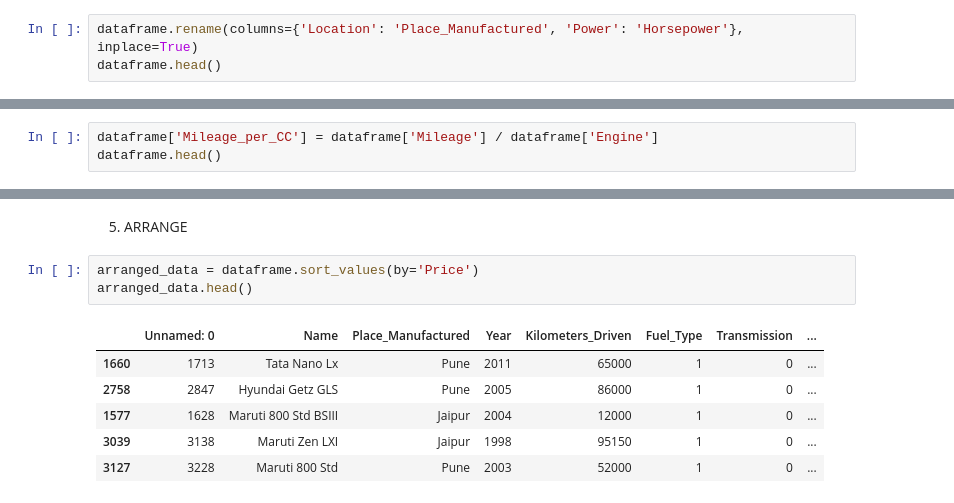
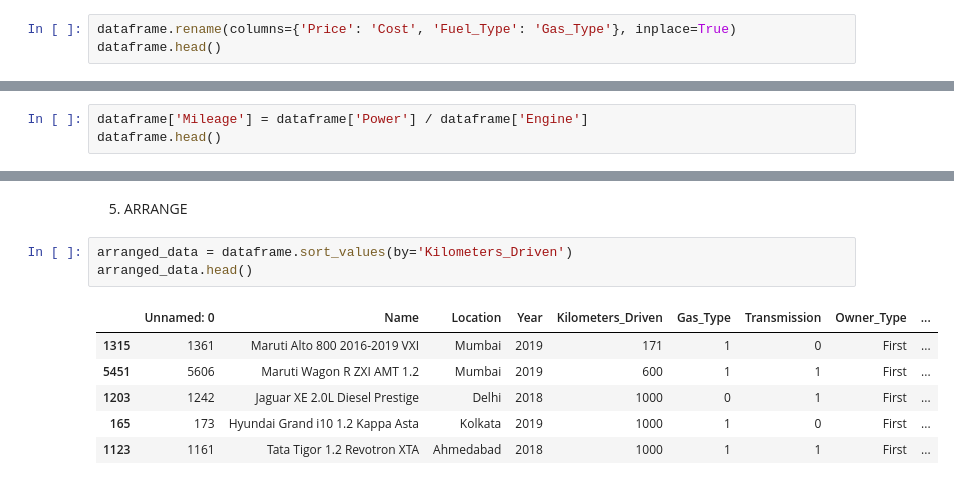
Before and after one commit to varnipriya/16356159_PDS, a Jupyter notebook: Assignment2.ipynb, the cells around one changed output, grey strips where cells are left out. Drawn from its saved outputs; the diff is of its cells as text.

```diff
--- a/Assignment2.ipynb
+++ b/Assignment2.ipynb
@@ -174,6 +174,6 @@ filter_data.head()
 # %% [markdown]
 3) RENAME
 # %%
-dataframe.rename(columns={'Location': 'Place_Manufactured', 'Power': 'Horsepower'}, inplace=True)
+dataframe.rename(columns={'Price': 'Cost', 'Fuel_Type': 'Gas_Type'}, inplace=True)
 dataframe.head()
 # %% [output]
@@ -186,6 +186,6 @@ dataframe.head()
 # %% [markdown]
 4) MUTATE
 # %%
-dataframe['Mileage_per_CC'] = dataframe['Mileage'] / dataframe['Engine']
+dataframe['Mileage'] = dataframe['Power'] / dataframe['Engine']
 dataframe.head()
 # %% [output]
@@ -198,12 +198,12 @@ dataframe.head()
 # %% [markdown]
 5) ARRANGE
 # %%
-arranged_data = dataframe.sort_values(by='Price')
+arranged_data = dataframe.sort_values(by='Kilometers_Driven')
 arranged_data.head()
 # %% [output]
-|  | Unnamed: 0 | Name | Place_Manufactured | Year | Kilometers_Driven | Fuel_Type | Transmission | ... |
-| 1660 | 1713 | Tata Nano Lx | Pune | 2011 | 65000 | 1 | 0 | ... |
-| 2758 | 2847 | Hyundai Getz GLS | Pune | 2005 | 86000 | 1 | 0 | ... |
-| 1577 | 1628 | Maruti 800 Std BSIII | Jaipur | 2004 | 12000 | 1 | 0 | ... |
-| 3039 | 3138 | Maruti Zen LXI | Jaipur | 1998 | 95150 | 1 | 0 | ... |
-| 3127 | 3228 | Maruti 800 Std | Pune | 2003 | 52000 | 1 | 0 | ... |
+|  | Unnamed: 0 | Name | Location | Year | Kilometers_Driven | Gas_Type | Transmission | Owner_Type | ... |
+| 1315 | 1361 | Maruti Alto 800 2016-2019 VXI | Mumbai | 2019 | 171 | 1 | 0 | First | ... |
+| 5451 | 5606 | Maruti Wagon R ZXI AMT 1.2 | Mumbai | 2019 | 600 | 1 | 1 | First | ... |
+| 1203 | 1242 | Jaguar XE 2.0L Diesel Prestige | Delhi | 2018 | 1000 | 0 | 1 | First | ... |
+| 165 | 173 | Hyundai Grand i10 1.2 Kappa Asta | Kolkata | 2019 | 1000 | 1 | 0 | First | ... |
+| 1123 | 1161 | Tata Tigor 1.2 Revotron XTA | Ahmedabad | 2018 | 1000 | 1 | 1 | First | ... |
```
Also changed, not shown: parts of 5 cells of this notebook.
